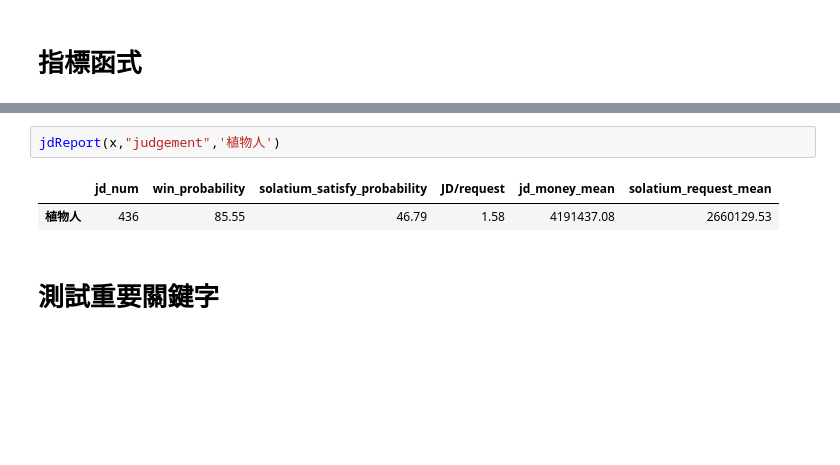
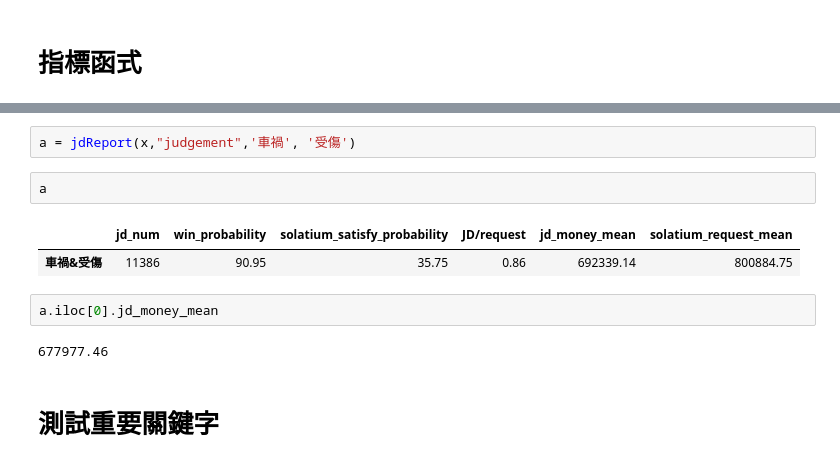
Before and after one commit to ankycheng/damages-calculator, a Jupyter notebook: calculateTool/判決數據分析統計圖.ipynb, the cells around one changed output, grey strips where cells are left out. Cells and saved outputs as stored; diff of their text form; blank space fills up the shorter version.

```diff
--- a/calculateTool/判決數據分析統計圖.ipynb
+++ b/calculateTool/判決數據分析統計圖.ipynb
@@ -130,11 +125,17 @@ jdReport(x,"judgement",'扶養')
 # %% [output]
 |  | jd_num | win_probability | solatium_satisfy_probability | JD/request | jd_money_mean | solatium_request_mean |
 | 扶養 | 2872 | 88.41 | 29.25 | 0.68 | 1244061.85 | 1831186.13 |
-# %%
-jdReport(x,"judgement",'植物人')
-# %% [output]
-|  | jd_num | win_probability | solatium_satisfy_probability | JD/request | jd_money_mean | solatium_request_mean |
-| 植物人 | 436 | 85.55 | 46.79 | 1.58 | 4191437.08 | 2660129.53 |
+# %%
+a = jdReport(x,"judgement",'車禍', '受傷')
+# %%
+a
+# %% [output]
+|  | jd_num | win_probability | solatium_satisfy_probability | JD/request | jd_money_mean | solatium_request_mean |
+| 車禍&受傷 | 11386 | 90.95 | 35.75 | 0.86 | 692339.14 | 800884.75 |
+# %%
+a.iloc[0].jd_money_mean
+# %% [output]
+677977.46
 # %% [markdown]
 # 測試重要關鍵字
 # %%
```
Also changed, not shown: parts of 18 cells of this notebook, 40 other files.
